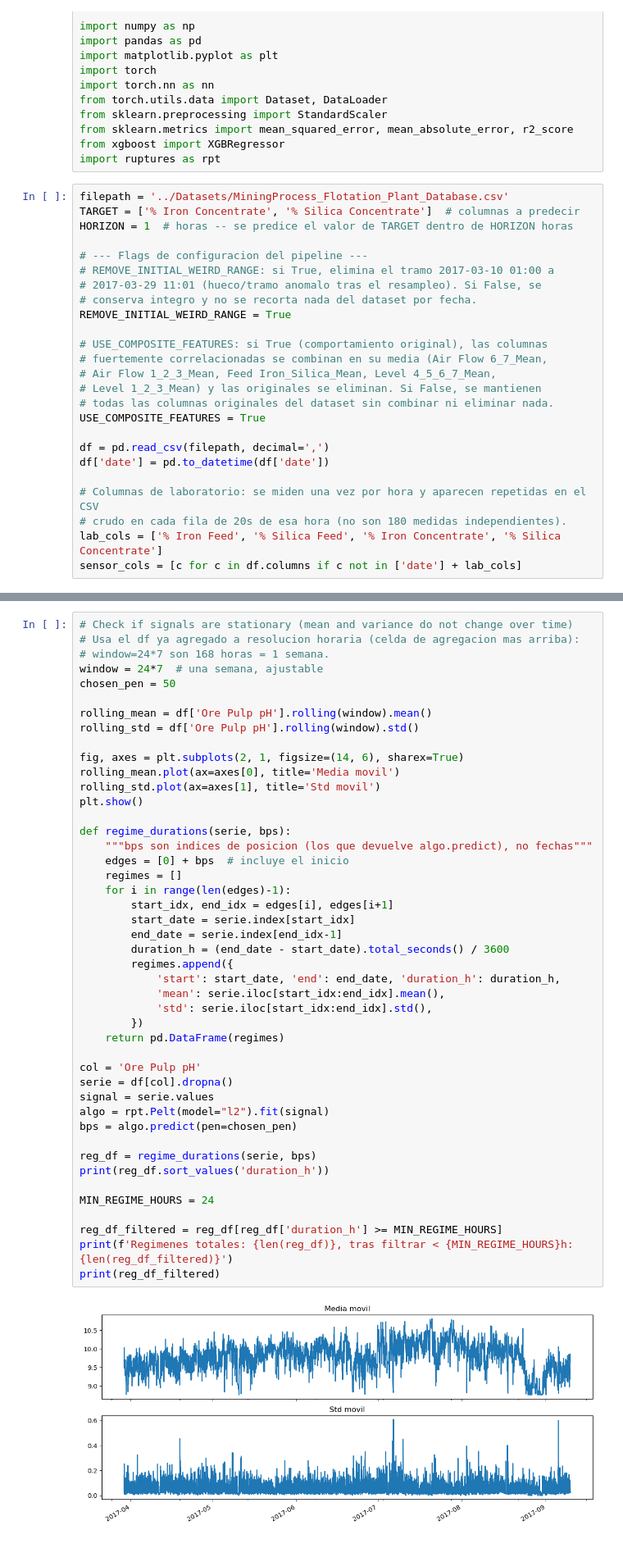
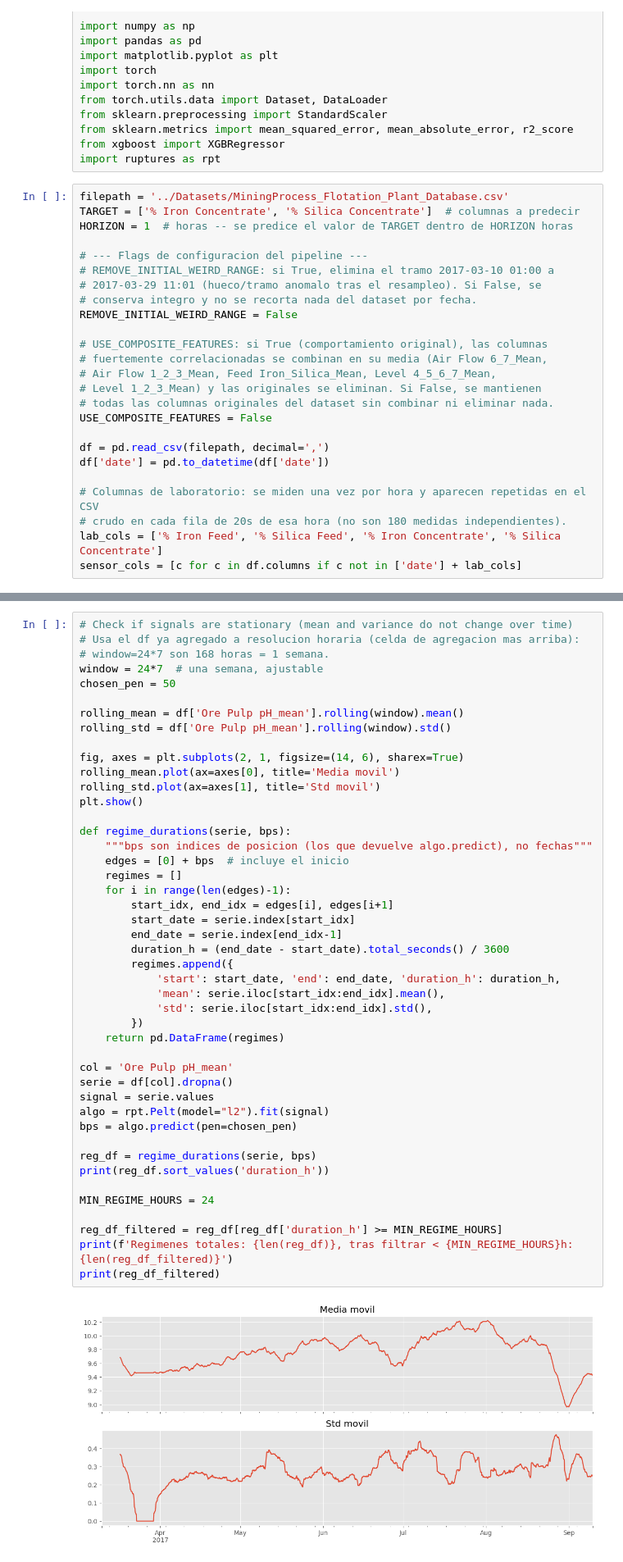
Before and after one commit to gerardo-perez-96/AOVE2-doc, a Jupyter notebook: mining_process_dataset/forecasting_1_h_ml.ipynb, the cells around one changed output, grey strips where cells are left out. Shown at 82% size. Cells and saved outputs as stored; diff of their text form.

```diff
--- a/mining_process_dataset/forecasting_1_h_ml.ipynb
+++ b/mining_process_dataset/forecasting_1_h_ml.ipynb
@@ -24,14 +24,14 @@ HORIZON = 1  # horas -- se predice el valor de TARGET dentro de HORIZON horas
 # REMOVE_INITIAL_WEIRD_RANGE: si True, elimina el tramo 2017-03-10 01:00 a
 # 2017-03-29 11:01 (hueco/tramo anomalo tras el resampleo). Si False, se
 # conserva integro y no se recorta nada del dataset por fecha.
-REMOVE_INITIAL_WEIRD_RANGE = True
+REMOVE_INITIAL_WEIRD_RANGE = False
 
 # USE_COMPOSITE_FEATURES: si True (comportamiento original), las columnas
 # fuertemente correlacionadas se combinan en su media (Air Flow 6_7_Mean,
 # Air Flow 1_2_3_Mean, Feed Iron_Silica_Mean, Level 4_5_6_7_Mean,
 # Level 1_2_3_Mean) y las originales se eliminan. Si False, se mantienen
 # todas las columnas originales del dataset sin combinar ni eliminar nada.
-USE_COMPOSITE_FEATURES = True
+USE_COMPOSITE_FEATURES = False
 
 df = pd.read_csv(filepath, decimal=',')
 df['date'] = pd.to_datetime(df['date'])
@@ -216,8 +220,8 @@ max             68.010000              5.530000
 window = 24*7  # una semana, ajustable
 chosen_pen = 50
 
-rolling_mean = df['Ore Pulp pH'].rolling(window).mean()
-rolling_std = df['Ore Pulp pH'].rolling(window).std()
+rolling_mean = df['Ore Pulp pH_mean'].rolling(window).mean()
+rolling_std = df['Ore Pulp pH_mean'].rolling(window).std()
 
 fig, axes = plt.subplots(2, 1, figsize=(14, 6), sharex=True)
 rolling_mean.plot(ax=axes[0], title='Media movil')
@@ -227,32 +231,32 @@ plt.show()
 def regime_durations(serie, bps):
     """bps son indices de posicion (los que devuelve algo.predict), no fechas"""
     edges = [0] + bps  # incluye el inicio
     regimes = []
     for i in range(len(edges)-1):
         start_idx, end_idx = edges[i], edges[i+1]
         start_date = serie.index[start_idx]
         end_date = serie.index[end_idx-1]
         duration_h = (end_date - start_date).total_seconds() / 3600
         regimes.append({
             'start': start_date, 'end': end_date, 'duration_h': duration_h,
             'mean': serie.iloc[start_idx:end_idx].mean(),
             'std': serie.iloc[start_idx:end_idx].std(),
         })
     return pd.DataFrame(regimes)
 
-col = 'Ore Pulp pH'
+col = 'Ore Pulp pH_mean'
 serie = df[col].dropna()
 signal = serie.values
 algo = rpt.Pelt(model="l2").fit(signal)
 bps = algo.predict(pen=chosen_pen)
 
 reg_df = regime_durations(serie, bps)
 print(reg_df.sort_values('duration_h'))
 
 MIN_REGIME_HOURS = 24
 
 reg_df_filtered = reg_df[reg_df['duration_h'] >= MIN_REGIME_HOURS]
 print(f'Regimenes totales: {len(reg_df)}, tras filtrar < {MIN_REGIME_HOURS}h: {len(reg_df_filtered)}')
 print(reg_df_filtered)
 # %% [output]
-[figure, old version]
+[figure, new version]
```
Also changed, not shown: parts of 20 cells of this notebook.
